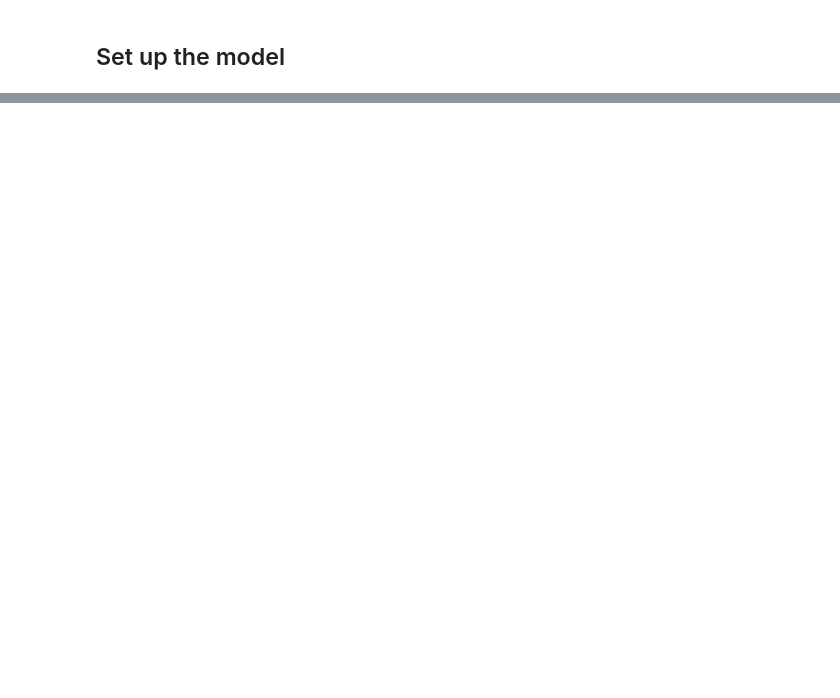
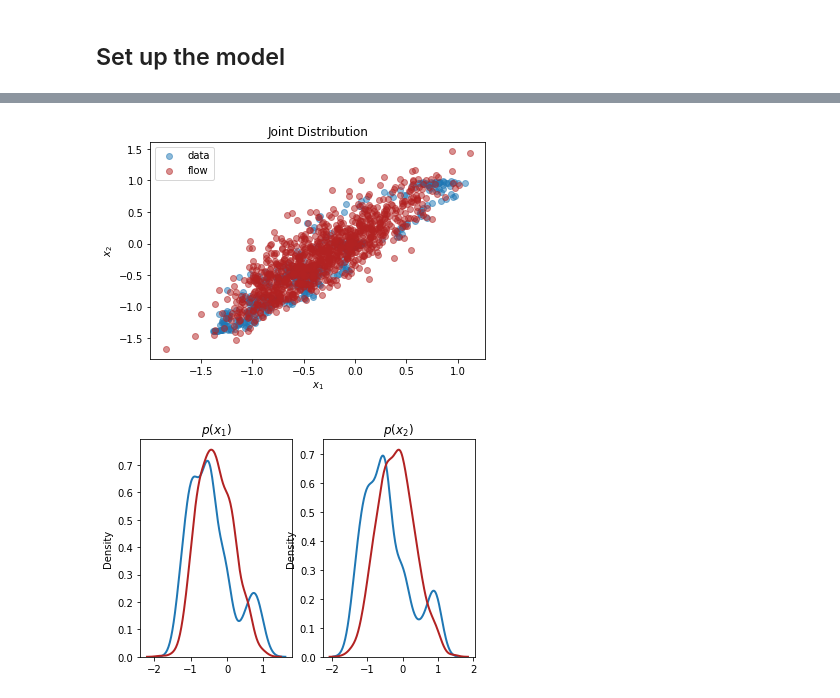
Before and after one commit to chany-ahn/Directed-Reading-McGill, a Jupyter notebook: Model.ipynb, the cells around one changed output, grey strips where cells are left out. Cells and saved outputs as stored; diff of their text form; code cells hidden in the pictures; blank space fills up the shorter version.

Commit message:
Basic IAF model and training loop made (need to figure out how to convert to predicting prices)

```diff
--- a/Model.ipynb
+++ b/Model.ipynb
@@ -182,3 +187,7 @@ for ticker in tickers:
 # %%
 y = df.filter(regex='Close')
 x = df[df.columns.drop(list(df.filter(regex='Unnamed')))].drop('Date',axis=1)
+
+x = StandardScaler().fit_transform(x)
+
+X_train, X_test, y_train, y_test = train_test_split(x, y.values, test_size=0.33,shuffle=False)
@@ -198,0 +194,3 @@ x = df[df.columns.drop(list(df.filter(regex='Unnamed')))].drop('Date',axis=1)
+# %%
+X_train, X_test, y_train, y_test = torch.tensor(X_train,dtype=torch.float), torch.tensor(X_test,dtype=torch.float), torch.tensor(y_train,dtype=torch.float), torch.tensor(y_test,dtype=torch.float)
+X_train.shape
@@ -198,0 +199,4 @@ x = df[df.columns.drop(list(df.filter(regex='Unnamed')))].drop('Date',axis=1)
+# %%
+input_dim = len(X_train[0])
+output_dim = len(y_train[0])
+input_dim,output_dim
@@ -199,2 +205,6 @@ x = df[df.columns.drop(list(df.filter(regex='Unnamed')))].drop('Date',axis=1)
 # %% [markdown]
 ## Set up the model
+# %%
+base_dist = dist.Normal(torch.zeros(input_dim), torch.ones(input_dim)) # mean = 0, std. dev. = 1
+iaf1 = AffineAutoregressive(AutoRegressiveNN(input_dim,[50]))
+iaf_dist = dist.TransformedDistribution(base_dist,[iaf1])
@@ -200,0 +240,38 @@ x = df[df.columns.drop(list(df.filter(regex='Unnamed')))].drop('Date',axis=1)
+# %%
+X_flow = iaf_dist.sample(torch.Size([1000,])).detach().numpy()
+plt.title(r'Joint Distribution')
+plt.xlabel(r'$x_1$')
+plt.ylabel(r'$x_2$')
+plt.scatter(X_train[:,0], X_train[:,1], label='data', alpha=0.5)
+plt.scatter(X_flow[:,0], X_flow[:,1], color='firebrick', label='flow', alpha=0.5)
+plt.legend()
+plt.show()
+
+plt.subplot(1, 2, 1)
+sns.distplot(X_train[:,0], hist=False, kde=True,
+             bins=None,
+             hist_kws={'edgecolor':'black'},
+             kde_kws={'linewidth': 2},
+             label='data')
+sns.distplot(X_flow[:,0], hist=False, kde=True,
+             bins=None, color='firebrick',
+             hist_kws={'edgecolor':'black'},
+             kde_kws={'linewidth': 2},
+             label='flow')
+plt.title(r'$p(x_1)$')
+plt.subplot(1, 2, 2)
+sns.distplot(X_train[:,1], hist=False, kde=True,
+             bins=None,
+             hist_kws={'edgecolor':'black'},
+             kde_kws={'linewidth': 2},
+             label='data')
+sns.distplot(X_flow[:,1], hist=False, kde=True,
+             bins=None, color='firebrick',
+             hist_kws={'edgecolor':'black'},
+             kde_kws={'linewidth': 2},
+             label='flow')
+plt.title(r'$p(x_2)$')
+plt.show()
+# %% [output]
+[figure, added]
+[figure, added]
```
Also changed, not shown: parts of 7 cells of this notebook.
